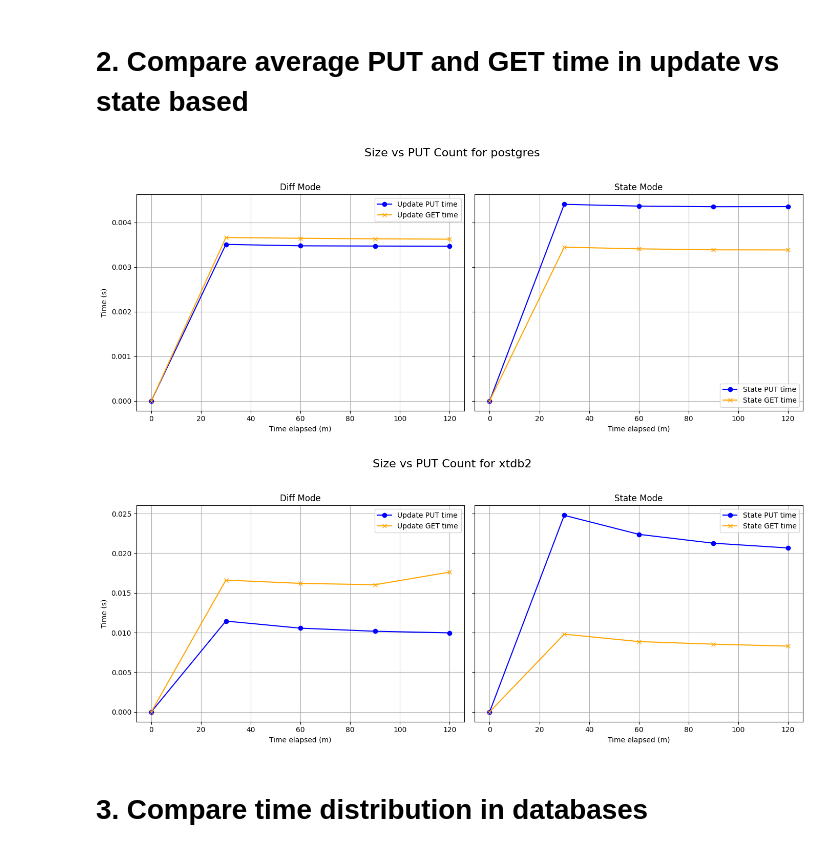
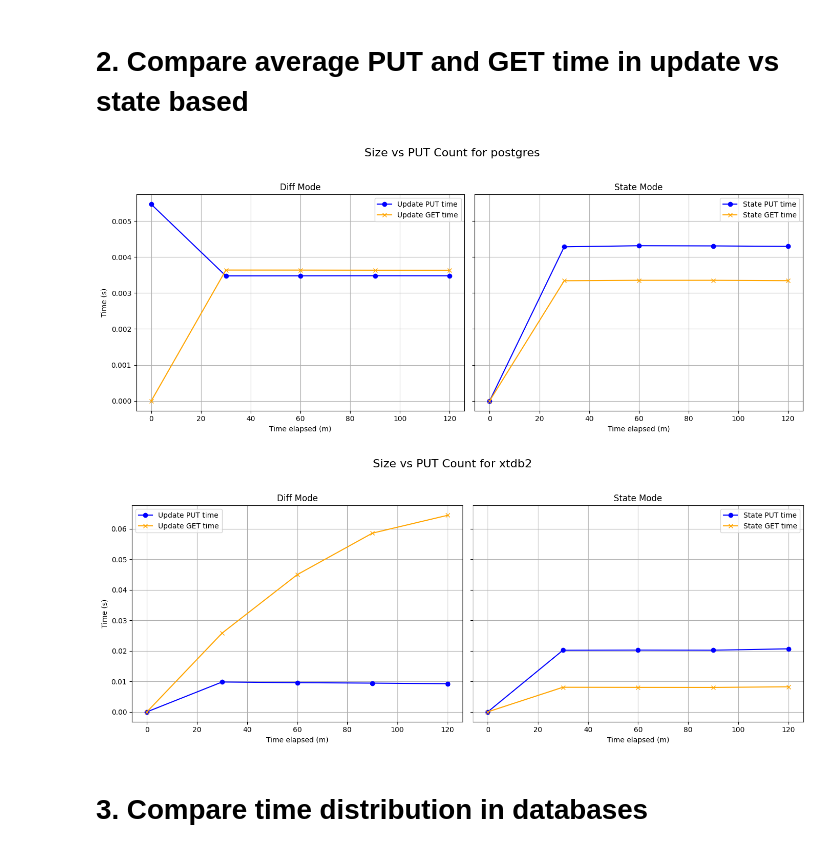
Before and after one commit to DinisSousa2003/api-kevel-mock, a Jupyter notebook: analysis.ipynb, the cells around one changed output. Saved outputs shown, nothing was run; the diff lists cells and outputs as text; code cells hidden in the pictures.

```diff
--- a/analysis.ipynb
+++ b/analysis.ipynb
@@ -114,7 +114,7 @@ def load_all_data(path):
 # %%
 database = "postgres"
 users = 1
-rate = 1
+rate = 10
 
 diff_path = make_path(database, "diff", TIME, GPT, NOW, users, rate)
 state_path = make_path(database, "state", TIME, GPT, NOW, users, rate)
@@ -212,8 +212,8 @@ plt.show()
 ## XTDB2
 # %%
 database = "xtdb2"
-users = 1
-rate = 1
+users = 10
+rate = 10
 
 diff_path = make_path(database, "diff", TIME, GPT, NOW, users, rate)
 state_path = make_path(database, "state", TIME, GPT, NOW, users, rate)
@@ -285,7 +285,7 @@ plt.show()
 # 2. Compare average PUT and GET time in update vs state based
 # %%
 users = 1
-rate = 1
+rate = 10
 
 for database in ALL_DATABASES:
     diff_path = make_path(database, "diff", TIME, GPT, NOW, users, rate)
@@ -301,35 +301,35 @@ for database in ALL_DATABASES:
     diff_get_times = diff_data[diff_data['label'] == 'ALL GET']
     state_put_times = state_data[state_data['label'] == 'ALL PUT']
     state_get_times = state_data[state_data['label'] == 'ALL GET']
 
     # Plotting the data - I want the PUT count on the x-axis and the size on the y-axis
       # Create subplots side by side
     fig, axes = plt.subplots(1, 2, figsize=(14, 6), sharey=True)
 
     # Diff mode plot
     axes[0].plot(diff_put_times['minutes'], diff_put_times['avg'], label='Update PUT time', color='blue', marker='o')
     axes[0].plot(diff_get_times['minutes'], diff_get_times['avg'], label='Update GET time', color='orange', marker='x')
     axes[0].set_title('Diff Mode')
     axes[0].set_xlabel('Time elapsed (m)')
     axes[0].set_ylabel('Time (s)')
     axes[0].legend()
     axes[0].grid(True)
 
     # State mode plot
     axes[1].plot(state_put_times['minutes'], state_put_times['avg'], label='State PUT time', color='blue', marker='o')
     axes[1].plot(state_get_times['minutes'], state_get_times['avg'], label='State GET time', color='orange', marker='x')
     axes[1].set_title('State Mode')
     axes[1].set_xlabel('Time elapsed (m)')
     axes[1].legend()
     axes[1].grid(True)
 
     # General layout
     fig.suptitle(f'Size vs PUT Count for {database}', fontsize=16)
     plt.tight_layout(rect=[0, 0.03, 1, 0.95])
     plt.show()
 # %% [output]
-[figure, old version]
+[figure, new version]
-[figure, old version]
+[figure, new version]
 # %% [markdown]
 # 3. Compare time distribution in databases
 # %% [markdown]
```
Also changed, not shown: parts of 6 cells of this notebook, 1 other file.
